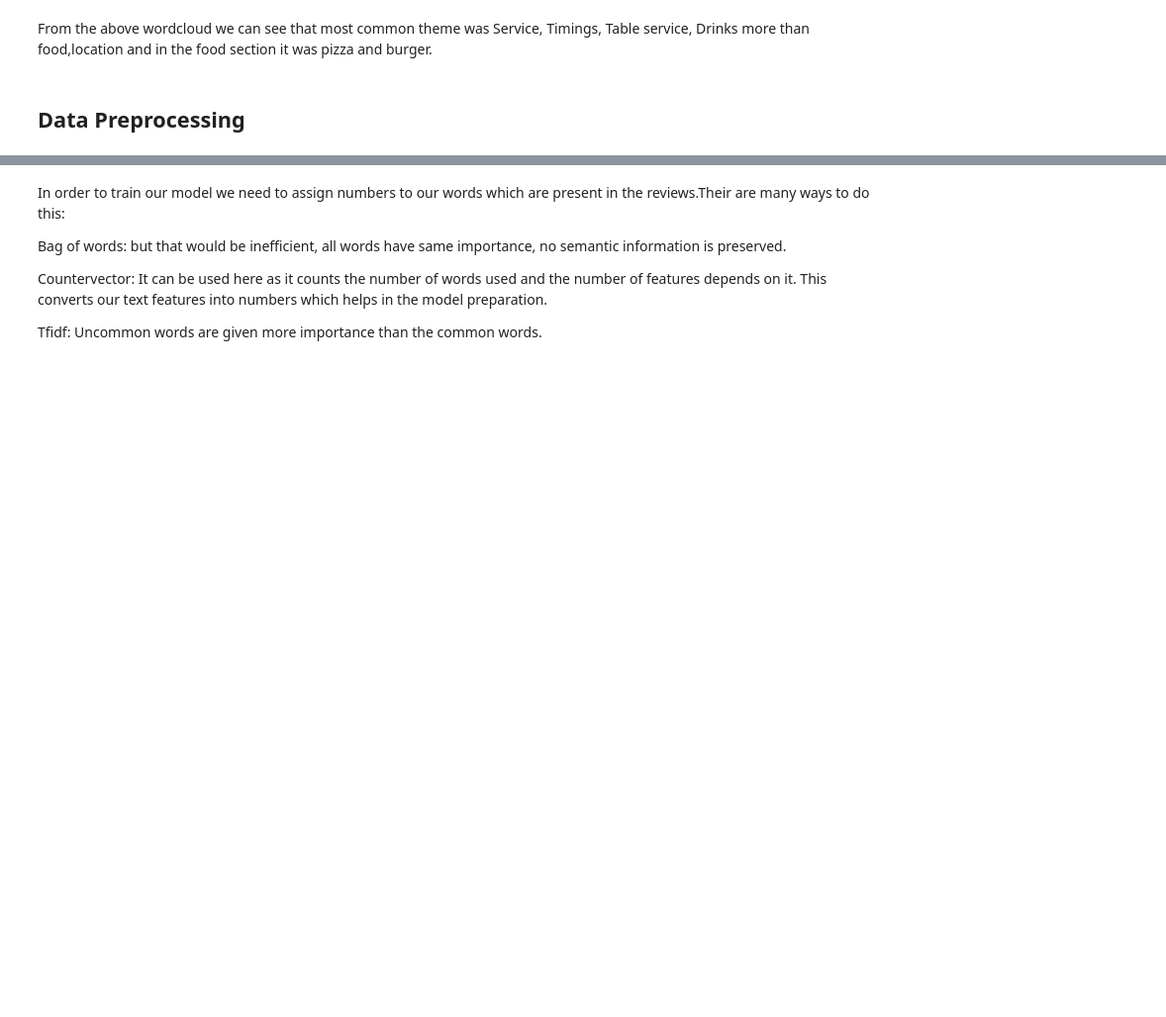
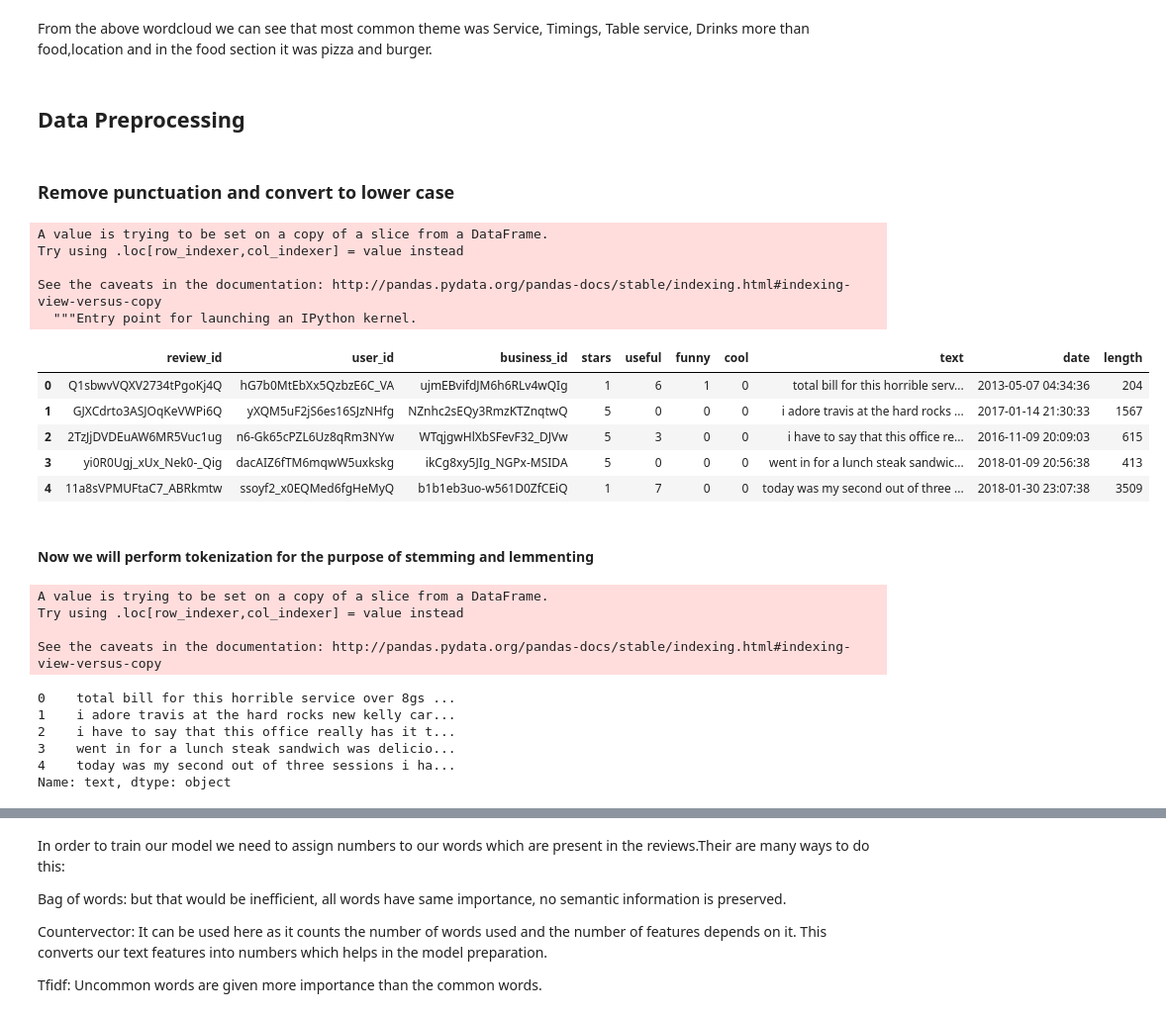
Before and after one commit to nishimishra71/Python, a Jupyter notebook: Capstone_2/Capstone_2.ipynb, the cells around one changed output, grey strips where cells are left out. Shown at 99% size. Saved outputs shown, nothing was run; the diff lists cells and outputs as text; code cells hidden in the pictures; blank space fills up the shorter version.

```diff
--- a/Capstone_2/Capstone_2.ipynb
+++ b/Capstone_2/Capstone_2.ipynb
@@ -324,0 +345,43 @@ From the above wordcloud we can see that most common theme was Service, Timings,
+# %%
+# remove punctuation
+def remove_punctuation(text):
+    no_punctuation= "".join([w for w in text if w not in string.punctuation])
+    return no_punctuation
+# %% [markdown]
+### Remove punctuation and convert to lower case
+# %%
+yelp_class['text']=yelp_class['text'].apply(lambda x: remove_punctuation(x).lower())
+# %% [output]
+A value is trying to be set on a copy of a slice from a DataFrame.
+Try using .loc[row_indexer,col_indexer] = value instead
+
+See the caveats in the documentation: http://pandas.pydata.org/pandas-docs/stable/indexing.html#indexing-view-versus-copy
+  """Entry point for launching an IPython kernel.
+# %%
+yelp_class.head()
+# %% [output]
+|  | review_id | user_id | business_id | stars | useful | funny | cool | text | date | length |
+| 0 | Q1sbwvVQXV2734tPgoKj4Q | hG7b0MtEbXx5QzbzE6C_VA | ujmEBvifdJM6h6RLv4wQIg | 1 | 6 | 1 | 0 | total bill for this horrible serv... | 2013-05-07 04:34:36 | 204 |
+| 1 | GJXCdrto3ASJOqKeVWPi6Q | yXQM5uF2jS6es16SJzNHfg | NZnhc2sEQy3RmzKTZnqtwQ | 5 | 0 | 0 | 0 | i adore travis at the hard rocks ... | 2017-01-14 21:30:33 | 1567 |
+| 2 | 2TzJjDVDEuAW6MR5Vuc1ug | n6-Gk65cPZL6Uz8qRm3NYw | WTqjgwHlXbSFevF32_DJVw | 5 | 3 | 0 | 0 | i have to say that this office re... | 2016-11-09 20:09:03 | 615 |
+| 3 | yi0R0Ugj_xUx_Nek0-_Qig | dacAIZ6fTM6mqwW5uxkskg | ikCg8xy5JIg_NGPx-MSIDA | 5 | 0 | 0 | 0 | went in for a lunch steak sandwic... | 2018-01-09 20:56:38 | 413 |
+| 4 | 11a8sVPMUFtaC7_ABRkmtw | ssoyf2_x0EQMed6fgHeMyQ | b1b1eb3uo-w561D0ZfCEiQ | 1 | 7 | 0 | 0 | today was my second out of three ... | 2018-01-30 23:07:38 | 3509 |
+# %% [markdown]
+#### Now we will perform tokenization for the purpose of stemming and lemmenting
+# %%
+tokenizer= RegexpTokenizer('r\w+')
+yelp_class['text']=yelp_class['text'].apply(lambda x :tokenizer.tokenize(x))
+# %% [output]
+A value is trying to be set on a copy of a slice from a DataFrame.
+Try using .loc[row_indexer,col_indexer] = value instead
+
+See the caveats in the documentation: http://pandas.pydata.org/pandas-docs/stable/indexing.html#indexing-view-versus-copy
+# %%
+yelp_class['text'].head()
+# %% [output]
+0    total bill for this horrible service over 8gs ...
+1    i adore travis at the hard rocks new kelly car...
+2    i have to say that this office really has it t...
+3    went in for a lunch steak sandwich was delicio...
+4    today was my second out of three sessions i ha...
+Name: text, dtype: object
```
Also changed, not shown: parts of 31 cells of this notebook.
